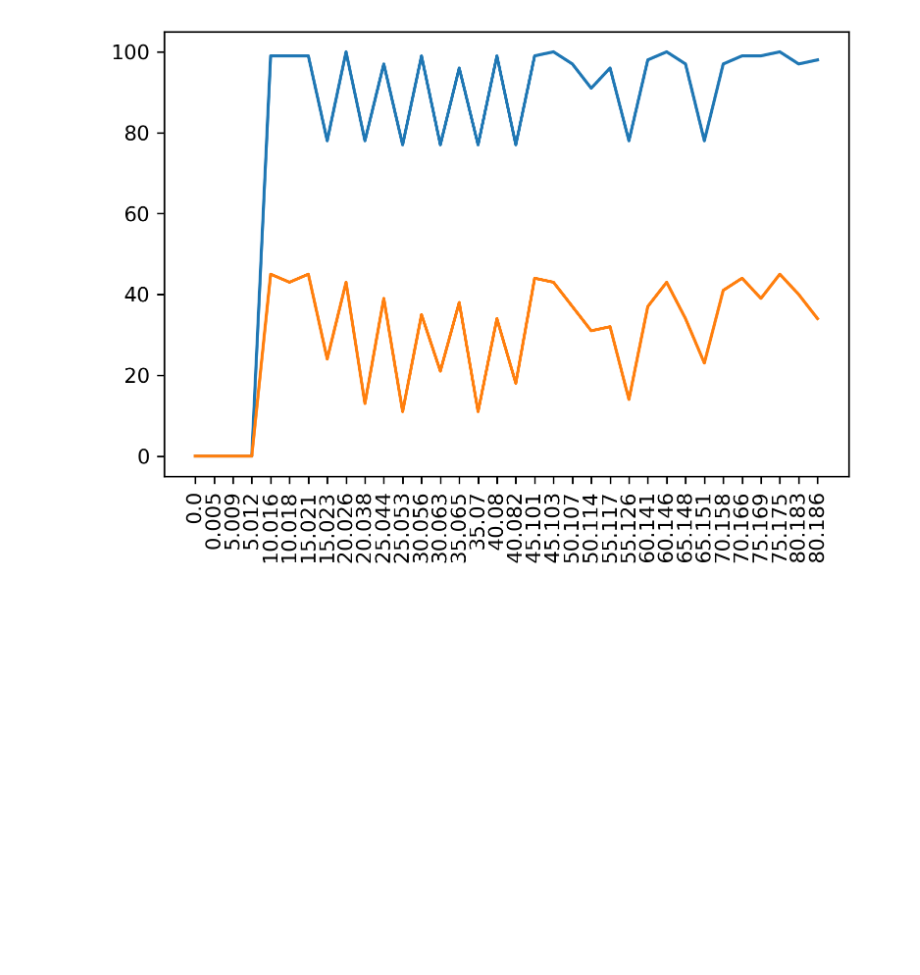
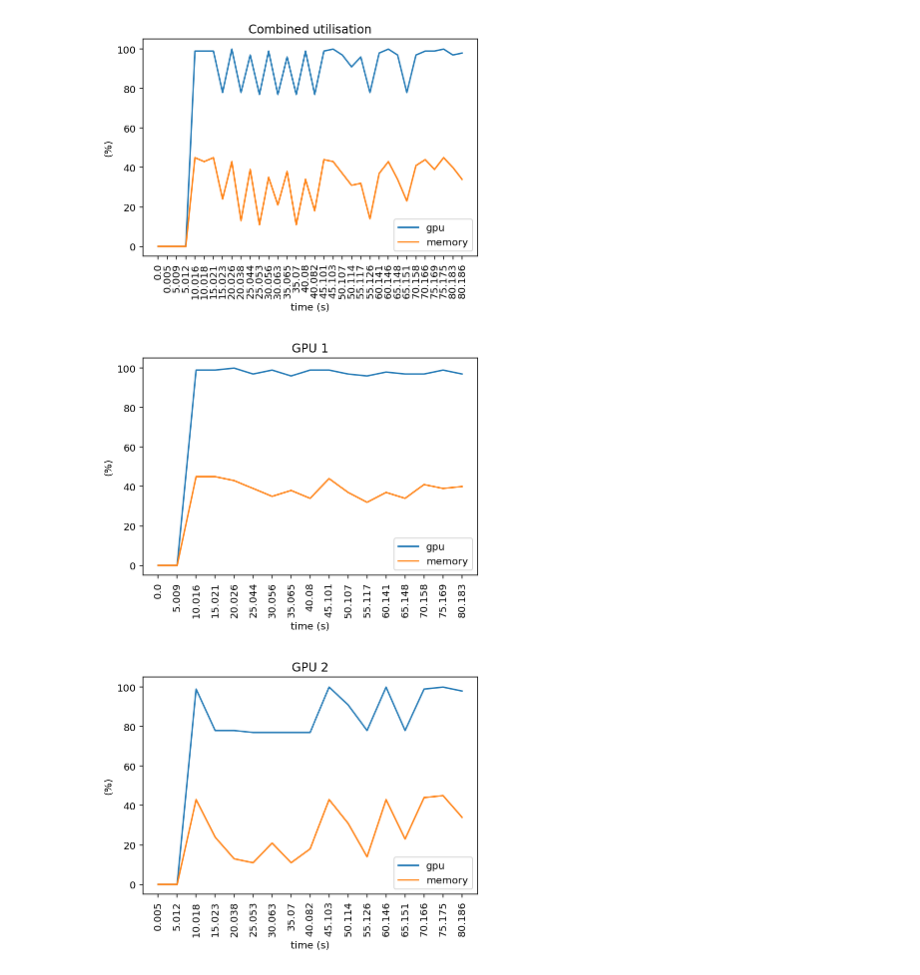
Before and after one commit to MScDissertation/NLP, a Jupyter notebook: gpu_utilisation.ipynb, the cells around one changed output. Drawn from its saved outputs; the diff is of its cells as text; code cells hidden in the pictures; blank space fills up the shorter version.

```diff
--- a/gpu_utilisation.ipynb
+++ b/gpu_utilisation.ipynb
@@ -8,7 +8,7 @@ import seaborn as sns
 %matplotlib inline
 %config InlineBackend.figure_format='retina'
 
-plt.rcParams['figure.dpi'] = 150
+# plt.rcParams['figure.dpi'] = 150
 # %%
 def read_and_transform(url):
     df = pd.read_csv(url)
@@ -17,11 +17,15 @@ def read_and_transform(url):
     df['timestamp_label'] = [str((time - start_time).total_seconds()) for time in df.timestamp]
     return df
 # %%
-def plot_gpu_util(df):
+def plot_gpu_util(df, title=""):
     fig, ax = plt.subplots()
-    ax = plt.plot(df['timestamp_label'],df[" utilization.gpu [%]"] )
-    ax = plt.plot(df['timestamp_label'],df[" utilization.memory [%]"] )
+    ax = plt.plot(df['timestamp_label'],df[" utilization.gpu [%]"], label="gpu")
+    ax = plt.plot(df['timestamp_label'],df[" utilization.memory [%]"], label="memory" )
+    plt.legend()
     plt.xticks(rotation='90')
+    plt.xlabel('time (s)')
+    plt.ylabel('(%)')
+    plt.title(title)
     plt.show()
 # %%
 url = "nvidia/nvidia_power_MRPC_64_128.csv"
@@ -39,6 +56,13 @@ plot_gpu_util(df)
 # %%
 url = "nvidia/nvidia_power_MRPC_32_128.csv"
 df = read_and_transform(url)
-plot_gpu_util(df)
+# print(df.columns)
+plot_gpu_util(df, "Combined utilisation")
+df_gpu1 = df.iloc[::2]
+df_gpu2 = df.iloc[1::2]
+plot_gpu_util(df_gpu1, "GPU 1")
+plot_gpu_util(df_gpu2, "GPU 2")
 # %% [output]
-[figure, old version]
+[figure, new version]
+[figure, added]
+[figure, added]
```
Also changed, not shown: parts of 2 cells of this notebook.
